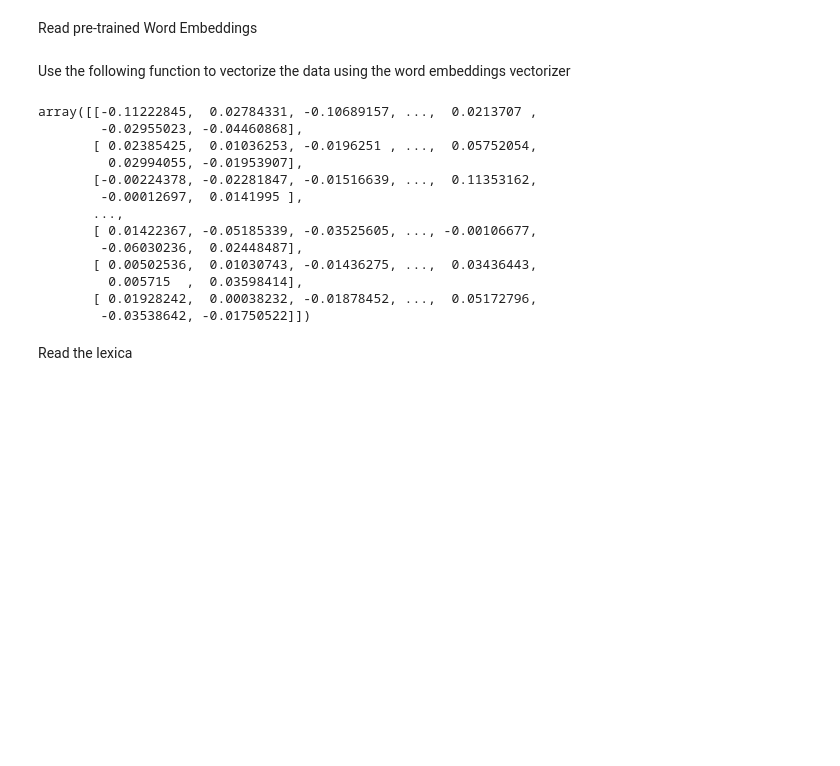
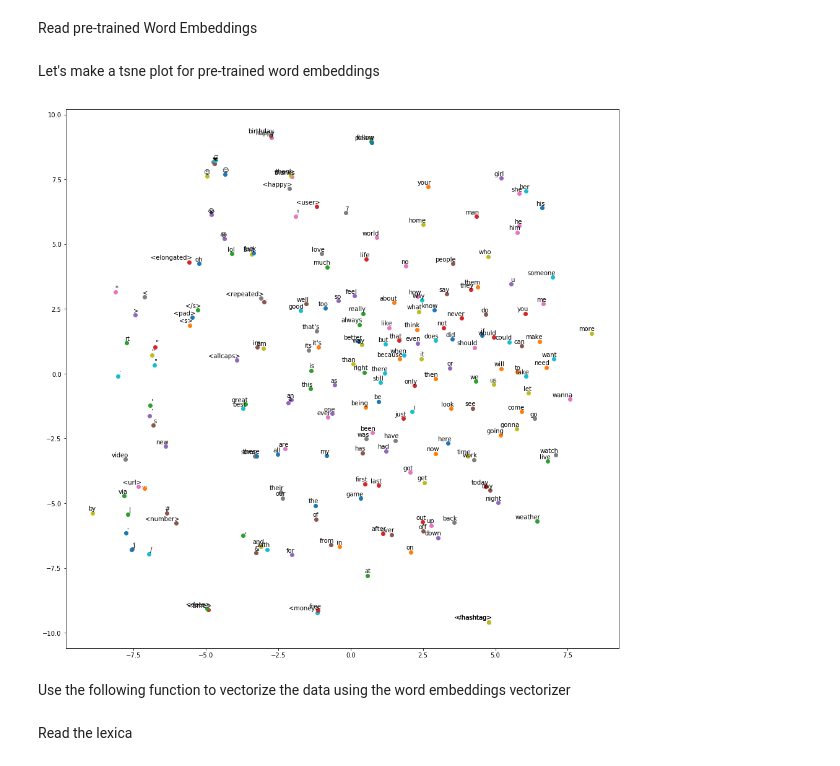
Before and after one commit to VaggelisSpi/Twitter-Sentiment-Analysis, a Jupyter notebook: scr/Project1DataMiningSemiFinal.ipynb, the cells around one changed output. Cells and saved outputs as stored; diff of their text form; code cells hidden in the pictures; blank space fills up the shorter version.

```diff
--- a/scr/Project1DataMiningSemiFinal.ipynb
+++ b/scr/Project1DataMiningSemiFinal.ipynb
@@ -431,16 +413,60 @@ model_w2v = Word2Vec.load("word2vec.model")
 Read pre-trained Word Embeddings
 # %%
 embeddings_dict = {}
-f = open("datastories.twitter.200d.txt", "r", encoding="utf-8")
+
+f = open("datastories.twitter.50d.txt", "r", encoding="utf-8")
+vec_size = 50
+
+# f = open("datastories.twitter.200d.txt", "r", encoding="utf-8")
+# vec_size = 200
+
+# f = open("datastories.twitter.300d.txt", "r", encoding="utf-8")
+# vec_size = 300
+
 for i, line in enumerate(f):
     values = line.split()
     word = values[0]
     coefs = np.asarray(values[1:], dtype='float32')
 
     embeddings_dict[word] = coefs
-
-vec_size = 200
-# embeddings_dict # printToBeRemoved
+# %% [markdown]
+Let's make a tsne plot for pre-trained word embeddings
+# %%
+labels = []
+tokens = []
+
+maxWords = 200
+counter = 0
+
+for word, value in embeddings_dict.items():
+    tokens.append(value)
+    labels.append(word)
+    counter += 1
+    if(counter == maxWords):
+        break
+
+tsne_model = TSNE(perplexity=40, n_components=2, init='pca', n_iter=2500, random_state=23)
+new_values = tsne_model.fit_transform(tokens)
+
+x = []
+y = []
+
+for value in new_values:
+    x.append(value[0])
+    y.append(value[1])
+
+plt.figure(figsize=(16, 16))
+for i in range(len(x)):
+    plt.scatter(x[i],y[i])
+    plt.annotate(labels[i],
+                 xy=(x[i], y[i]),
+                 xytext=(5, 2),
+           textcoords='offset points',
+                     ha='right',
+                     va='bottom')
+plt.show()
+# %% [output]
+[figure, added]
 # %% [markdown]
 Use the following function to vectorize the data using the word embeddings vectorizer
 # %%
@@ -514,23 +540,6 @@ def wordEmbeddingsPreTrainedVectorizer(data):
         text_vec.append(final_tweet_vec)
 
     return np.array(text_vec)
-# %%
-trainX = wordEmbeddingsPreTrainedVectorizer(trainNotStemmed)
-trainX
-# %% [output]
-array([[-0.11222845,  0.02784331, -0.10689157, ...,  0.0213707 ,
-        -0.02955023, -0.04460868],
-       [ 0.02385425,  0.01036253, -0.0196251 , ...,  0.05752054,
-         0.02994055, -0.01953907],
-       [-0.00224378, -0.02281847, -0.01516639, ...,  0.11353162,
-        -0.00012697,  0.0141995 ],
-       ...,
-       [ 0.01422367, -0.05185339, -0.03525605, ..., -0.00106677,
-        -0.06030236,  0.02448487],
-       [ 0.00502536,  0.01030743, -0.01436275, ...,  0.03436443,
-         0.005715  ,  0.03598414],
-       [ 0.01928242,  0.00038232, -0.01878452, ...,  0.05172796,
-        -0.03538642, -0.01750522]])
 # %% [markdown]
 Read the lexica
 # %%
```
Also changed, not shown: parts of 28 cells of this notebook, 2 other files.
